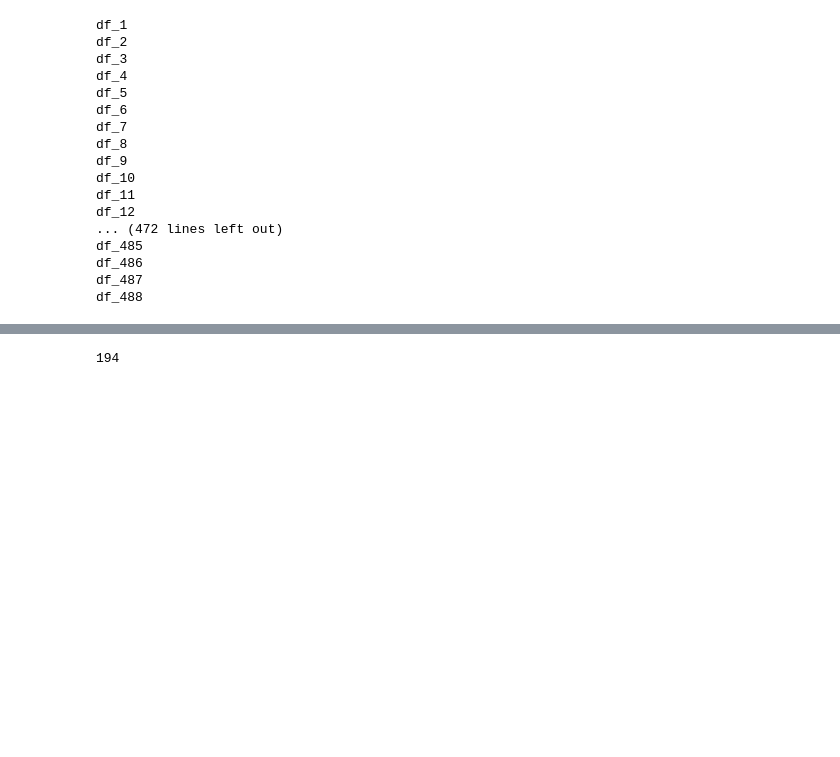
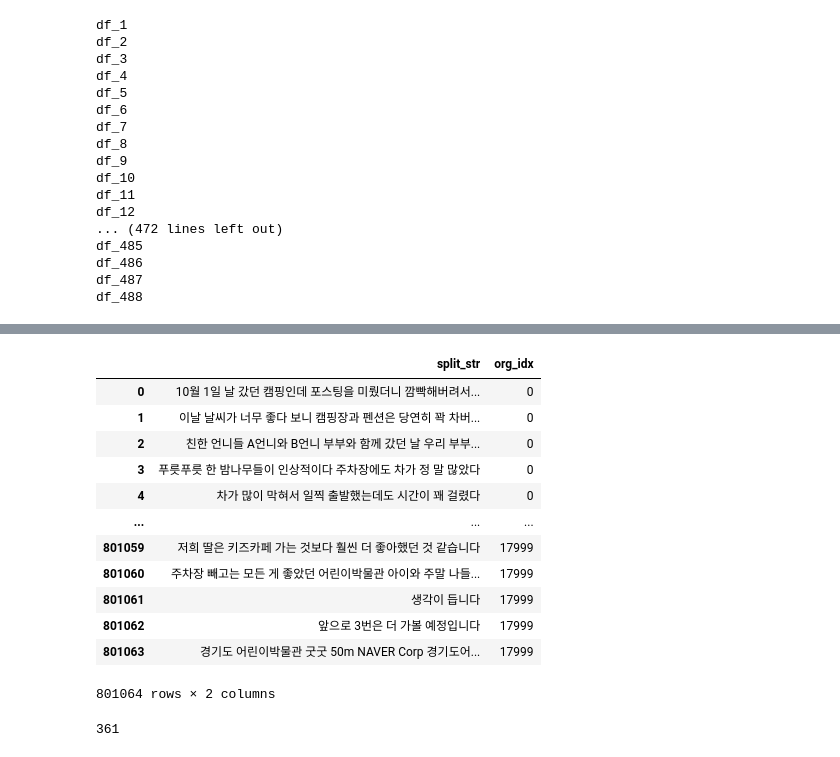
Before and after one commit to DDalaDDula/NIFoS, a Jupyter notebook: 문화/한글_텍스트_전처리/한글_텍스트_전처리_10월(불용어_제거_및_문장분리).ipynb, the cells around one changed output, grey strips where cells are left out. Saved outputs shown, nothing was run; the diff lists cells and outputs as text; code cells hidden in the pictures; blank space fills up the shorter version.

```diff
--- a/문화/한글_텍스트_전처리/한글_텍스트_전처리_10월(불용어_제거_및_문장분리).ipynb
+++ b/문화/한글_텍스트_전처리/한글_텍스트_전처리_10월(불용어_제거_및_문장분리).ipynb
@@ -145,9 +145,24 @@ df2
 # %%
-df2 = df2[df2['org_idx'] < 9650]
+df2 = df2[df2['org_idx'] < 18000]
+df2
+# %% [output]
+|  | split_str | org_idx |
+| 0 | 10월 1일 날 갔던 캠핑인데 포스팅을 미뤘더니 깜빡해버려서... | 0 |
+| 1 | 이날 날씨가 너무 좋다 보니 캠핑장과 펜션은 당연히 꽉 차버... | 0 |
+| 2 | 친한 언니들 A언니와 B언니 부부와 함께 갔던 날 우리 부부... | 0 |
+| 3 | 푸릇푸릇 한 밤나무들이 인상적이다 주차장에도 차가 정 말 많았다 | 0 |
+| 4 | 차가 많이 막혀서 일찍 출발했는데도 시간이 꽤 걸렸다 | 0 |
+| ... | ... | ... |
+| 801059 | 저희 딸은 키즈카페 가는 것보다 훨씬 더 좋아했던 것 같습니다 | 17999 |
+| 801060 | 주차장 빼고는 모든 게 좋았던 어린이박물관 아이와 주말 나들... | 17999 |
+| 801061 | 생각이 듭니다 | 17999 |
+| 801062 | 앞으로 3번은 더 가볼 예정입니다 | 17999 |
+| 801063 | 경기도 어린이박물관 굿굿 50m NAVER Corp 경기도어... | 17999 |
+801064 rows × 2 columns
 # %%
 df2['org_idx'].tolist()[-1]//50+2
 # %% [output]
-194
+361
 # %%
 for a in range(df2['org_idx'].tolist()[-1]//50+2,len(dfs)+1):
     for i in tqdm(dfs['df_%s'%a]['split_list'].index):
```
Also changed, not shown: parts of 1 cell of this notebook, 2 other files.
